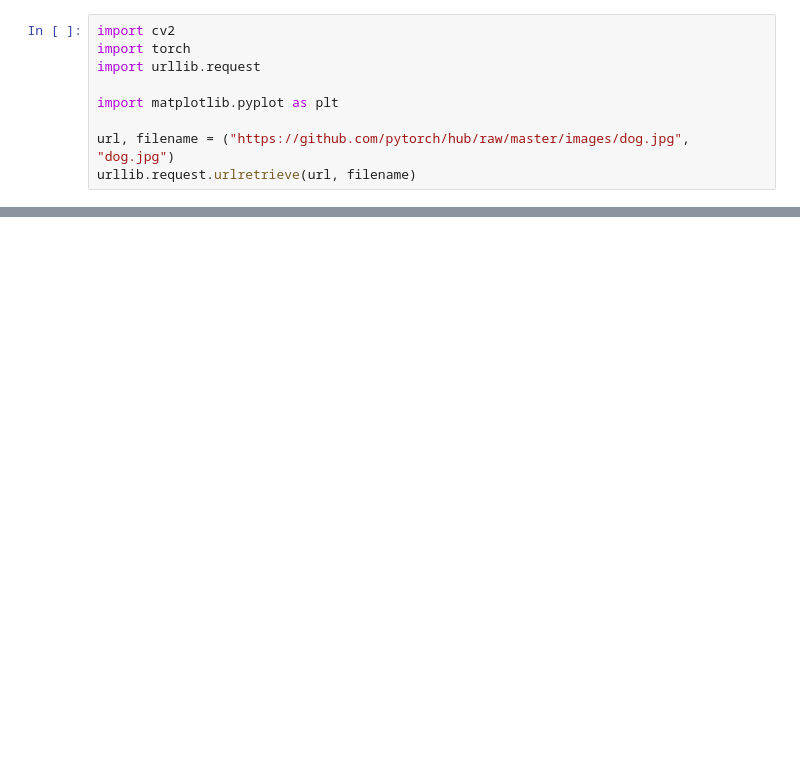
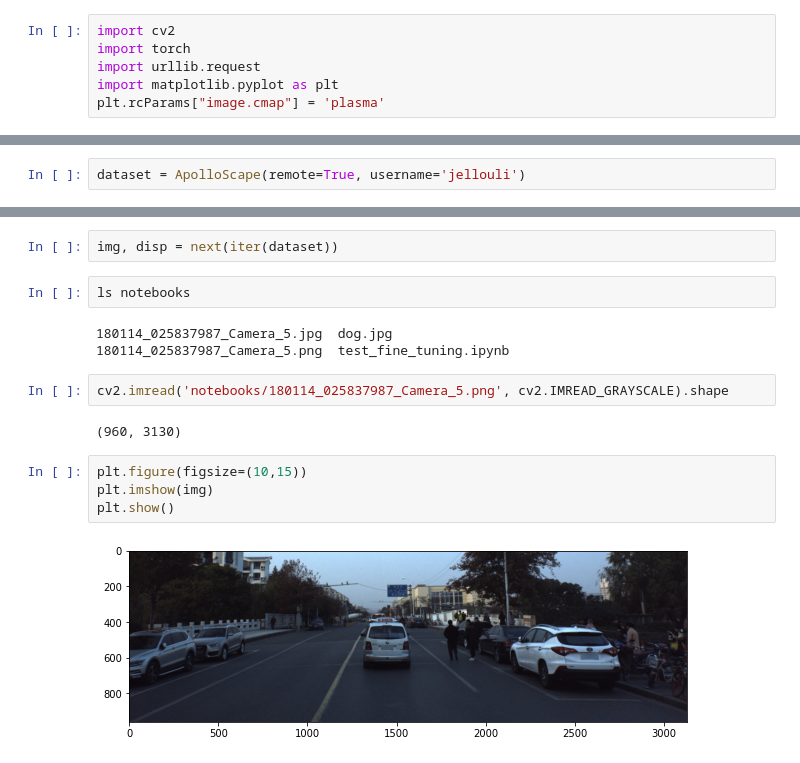
Before and after one commit to Ahmedjjj/midas_hkrm, a Jupyter notebook: notebooks/test_fine_tuning.ipynb, the cells around one changed output, grey strips where cells are left out. Saved outputs shown, nothing was run; the diff lists cells and outputs as text; blank space fills up the shorter version.

Commit message:
testing fine tuned MiDaS

```diff
--- a/notebooks/test_fine_tuning.ipynb
+++ b/notebooks/test_fine_tuning.ipynb
@@ -4,8 +12,5 @@ import torch
 import cv2
 import torch
 import urllib.request
-
 import matplotlib.pyplot as plt
-
-url, filename = ("https://github.com/pytorch/hub/raw/master/images/dog.jpg", "dog.jpg")
-urllib.request.urlretrieve(url, filename)
+plt.rcParams["image.cmap"] = 'plasma'
@@ -43,0 +25,2 @@ HTTPError: HTTP Error 404: Not Found
+# %%
+dataset = ApolloScape(remote=True, username='jellouli')
@@ -43,0 +42,17 @@ HTTPError: HTTP Error 404: Not Found
+# %%
+img, disp = next(iter(dataset))
+# %%
+ls notebooks
+# %% [output]
+180114_025837987_Camera_5.jpg  dog.jpg
+180114_025837987_Camera_5.png  test_fine_tuning.ipynb
+# %%
+cv2.imread('notebooks/180114_025837987_Camera_5.png', cv2.IMREAD_GRAYSCALE).shape
+# %% [output]
+(960, 3130)
+# %%
+plt.figure(figsize=(10,15))
+plt.imshow(img)
+plt.show()
+# %% [output]
+[figure, added]
```
Also changed, not shown: parts of 13 cells of this notebook.
